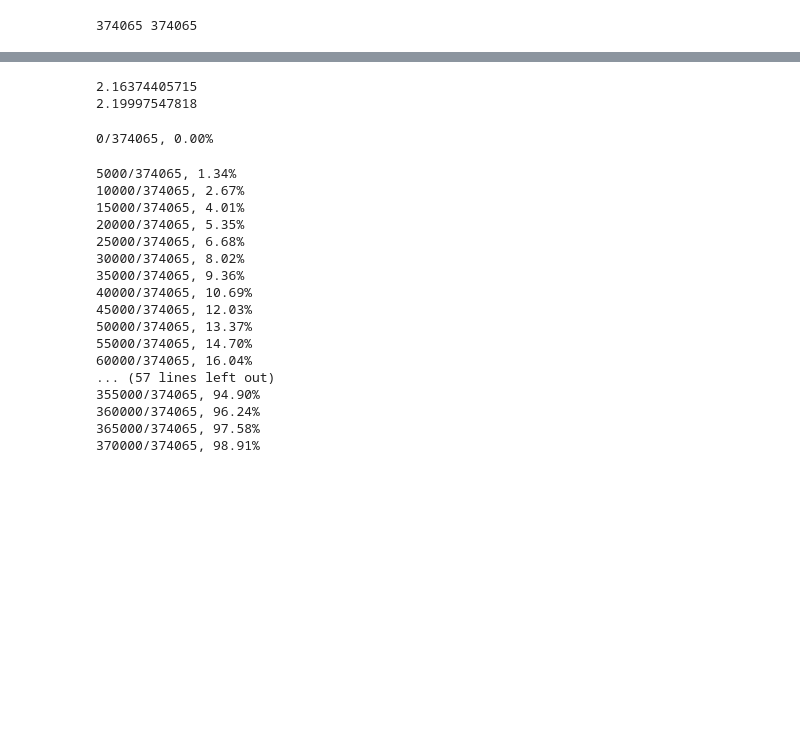
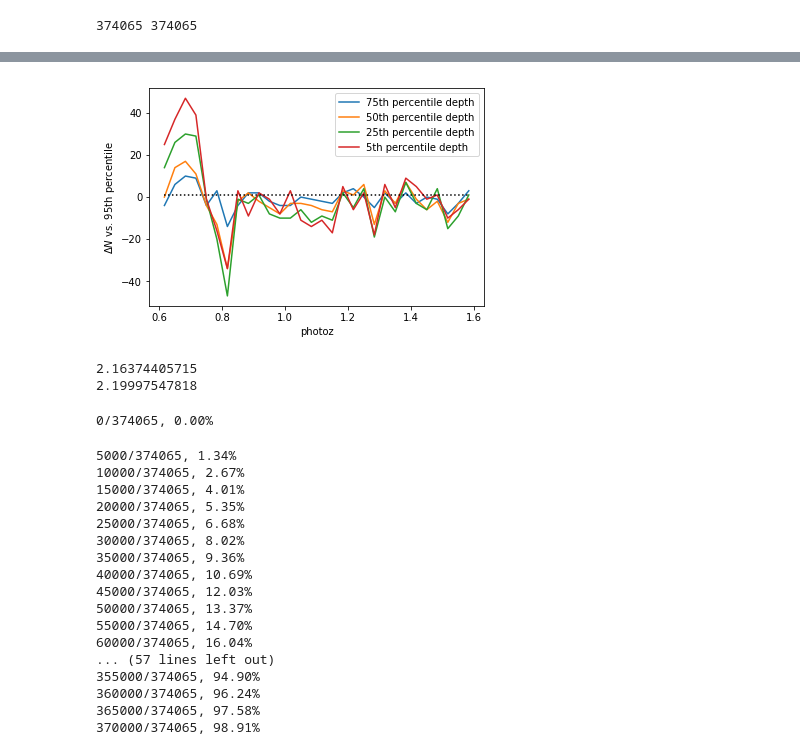
Before and after one commit to desihub/LSS, a Jupyter notebook: Sandbox/MCeff.ipynb, the cells around one changed output, grey strips where cells are left out. Cells and saved outputs as stored; diff of their text form; code cells hidden in the pictures; blank space fills up the shorter version.

```diff
--- a/Sandbox/MCeff.ipynb
+++ b/Sandbox/MCeff.ipynb
@@ -264,3 +311,23 @@ plt.show()
+# %%
+h1 = np.histogram(photz[sel1],range=(0.6,1.6),bins=30)
+h2 = np.histogram(photz[sel2],range=(0.6,1.6),bins=30)
+h3 = np.histogram(photz[sel3],range=(0.6,1.6),bins=30)
+h4 = np.histogram(photz[sel4],range=(0.6,1.6),bins=30)
+h5 = np.histogram(photz[sel5],range=(0.6,1.6),bins=30)
+xl = np.zeros(len(h1[0]))
+for i in range(0,len(xl)):
+    xl[i] = (h1[1][i]+h1[1][i+1])/2.
+plt.plot(xl,h5[0]-h1[0])
+plt.plot(xl,h2[0]-h1[0])
+plt.plot(xl,h4[0]-h1[0])
+plt.plot(xl,h3[0]-h1[0])
+plt.plot(xl,np.ones(len(xl)),'k:')
+plt.xlabel('photoz')
+plt.ylabel(r'$\Delta N$ vs. 95th percentile')
+plt.legend(['75th percentile depth','50th percentile depth','25th percentile depth','5th percentile depth'],loc='upper right')
+plt.show()
+# %% [output]
+[figure, added]
 # %%
 print(ELGeffcalc(.05,.1,.1,zmin=0.9,zmax=1.6))
 print(ELGeffcalc(.2,.2,.2,snrc=False))
```
Also changed, not shown: parts of 7 cells of this notebook.
